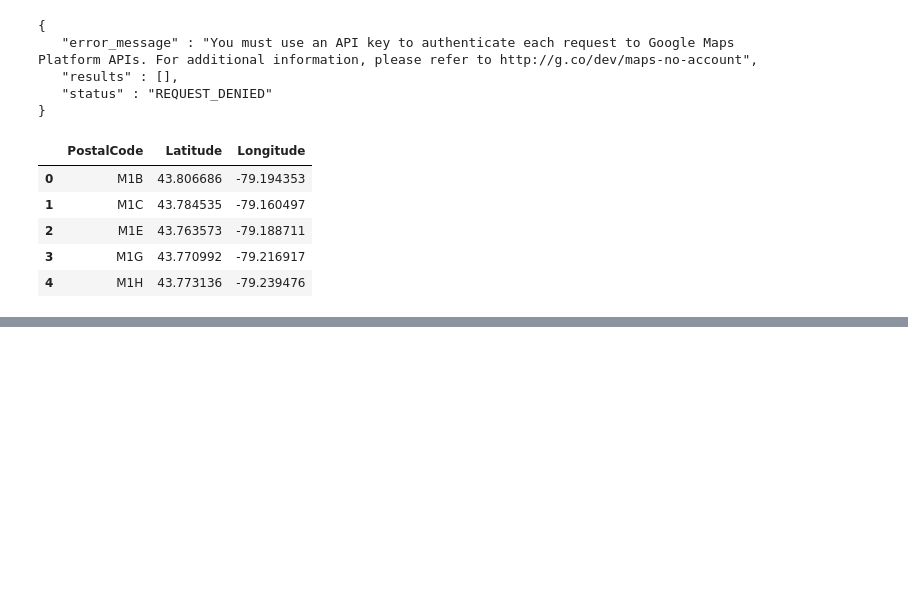
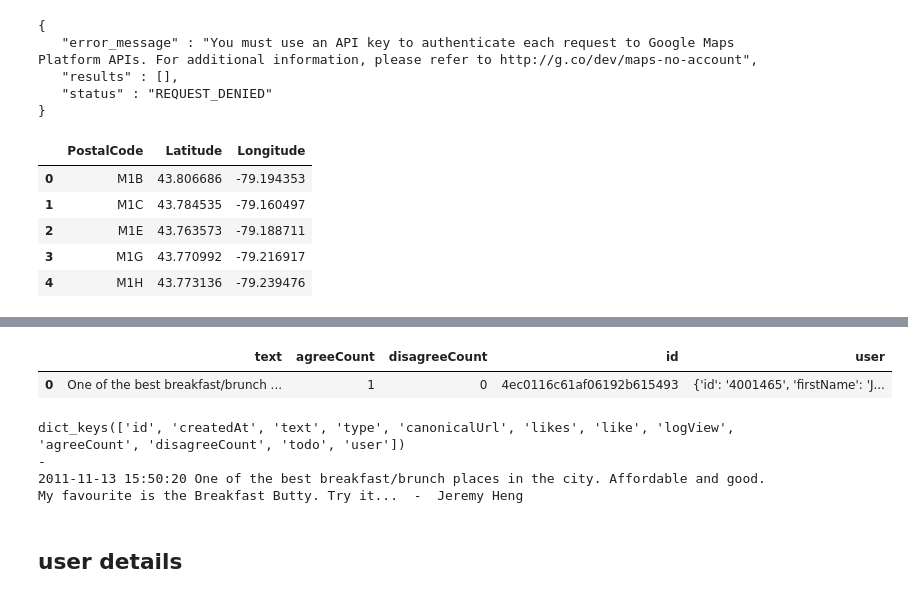
Before and after one commit to lucianopinheiro/Coursera_Capstone, a Jupyter notebook: Segmenting and Clustering Neighborhoods in Toronto.ipynb, the cells around one changed output, grey strips where cells are left out. Cells and saved outputs as stored; diff of their text form; code cells hidden in the pictures; blank space fills up the shorter version.

```diff
--- a/Segmenting and Clustering Neighborhoods in Toronto.ipynb
+++ b/Segmenting and Clustering Neighborhoods in Toronto.ipynb
@@ -125,0 +339,8 @@ print(df3[df3['PostalCode']=='M3A'])
+# %%
+vexplore = []
+for venue_id in venues_df_filt['id']:
+    result = searchfs.venue_explore(venue_id)
+    if result:
+        vexplore.append(result)
+
+print(vexplore)
@@ -125,0 +397,24 @@ print(df3[df3['PostalCode']=='M3A'])
+# %%
+
+tips_df = pd.DataFrame(bp_tips)
+filtered_columns = ['text', 'agreeCount', 'disagreeCount', 'id', 'user']
+tips_filtered = tips_df.loc[:, filtered_columns]
+tips_filtered.head()
+# %% [output]
+|  | text | agreeCount | disagreeCount | id | user |
+| 0 | One of the best breakfast/brunch ... | 1 | 0 | 4ec0116c61af06192b615493 | {'id': '4001465', 'firstName': 'J... |
+# %%
+# returned only 1 tip (instead of 16)
+
+from datetime import datetime
+print(bp_tips[0].keys())
+print('-')
+cols = ['text', 'agreeCount', 'disagreeCount', 'id', 'user.firstName', 'user.lastName']
+for t in bp_tips:
+    print(datetime.fromtimestamp(t['createdAt']), t['text'], ' - ', t['user']['firstName'], t['user']['lastName'])
+# %% [output]
+dict_keys(['id', 'createdAt', 'text', 'type', 'canonicalUrl', 'likes', 'like', 'logView', 'agreeCount', 'disagreeCount', 'todo', 'user'])
+-
+2011-11-13 15:50:20 One of the best breakfast/brunch places in the city. Affordable and good. My favourite is the Breakfast Butty. Try it...  -  Jeremy Heng
+# %% [markdown]
+## user details
```
Also changed, not shown: parts of 34 cells of this notebook.
